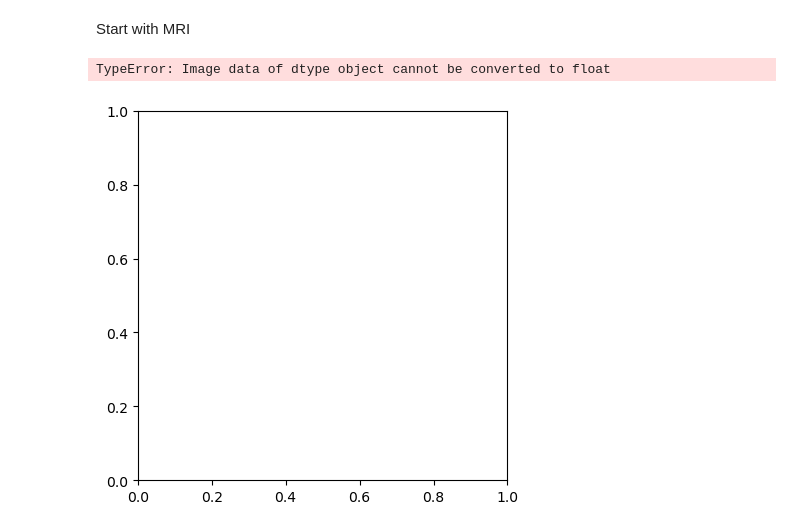
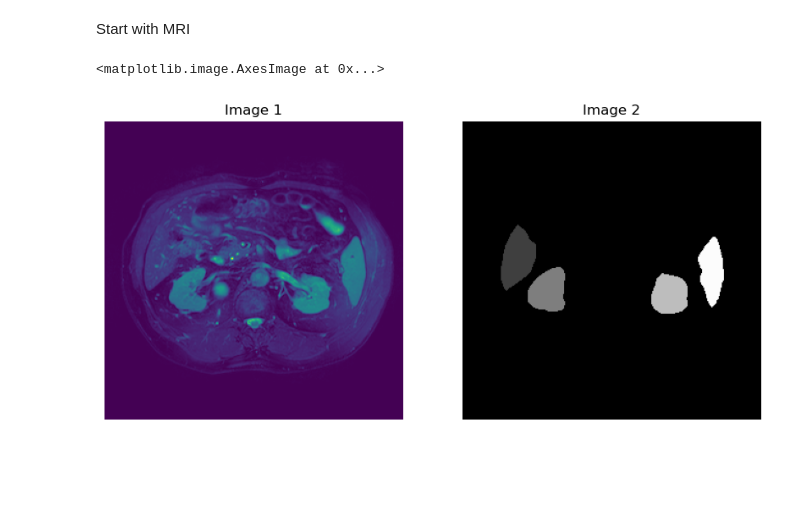
Before and after one commit to baryyy7/MICCAI23-ProtoContra-SFDA, a Jupyter notebook: bar_pre.ipynb, the cells around one changed output. Cells and saved outputs as stored; diff of their text form; code cells hidden in the pictures; blank space fills up the shorter version.

```diff
--- a/bar_pre.ipynb
+++ b/bar_pre.ipynb
@@ -53,14 +131,24 @@ Start with MRI
 # %%
 # specify your image path
-mr_path = '/users/scratch/baryaacovi-2024-06-01/projects/datasets/proto/chaos/train/Train_Sets/MR/39/T1DUAL/DICOM_anon/InPhase/IMG-0027-00002.dcm'
+mr_path = '/users/scratch/baryaacovi-2024-06-01/projects/datasets/proto/chaos/train/Train_Sets/MR/8/T2SPIR/DICOM_anon/IMG-0031-00011.dcm'
 mr_im = dicom.dcmread(mr_path)
 
-gt_mr_path = '/users/scratch/baryaacovi-2024-06-01/projects/datasets/proto/chaos/train/Train_Sets/MR/39/T1DUAL/Ground/IMG-0027-00002.png'
+gt_mr_path = '/users/scratch/baryaacovi-2024-06-01/projects/datasets/proto/chaos/train/Train_Sets/MR/8/T2SPIR/Ground/IMG-0031-00011.png'
 gt_mr = cv2.imread(gt_mr_path)
 
-plt.imshow(mr_im)
+fig, axes = plt.subplots(1, 2, figsize=(10, 6))  # Adjust figsize for image sizes
+
+axes[0].imshow(mr_im.pixel_array)
+axes[0].set_title("Image 1")
+axes[0].axis('off')  # Hide axes for cleaner presentation
+
+axes[1].imshow(gt_mr)
+axes[1].set_title("Image 2")
+axes[1].axis('off')
+
+plt.imshow(gt_mr)
 
 # plt.imshow(gt_mr)
 # %% [output]
-TypeError: Image data of dtype object cannot be converted to float
+<matplotlib.image.AxesImage at 0x...>
-[figure, old version]
+[figure, new version]
```
Also changed, not shown: parts of 17 cells of this notebook, 1 other file.
